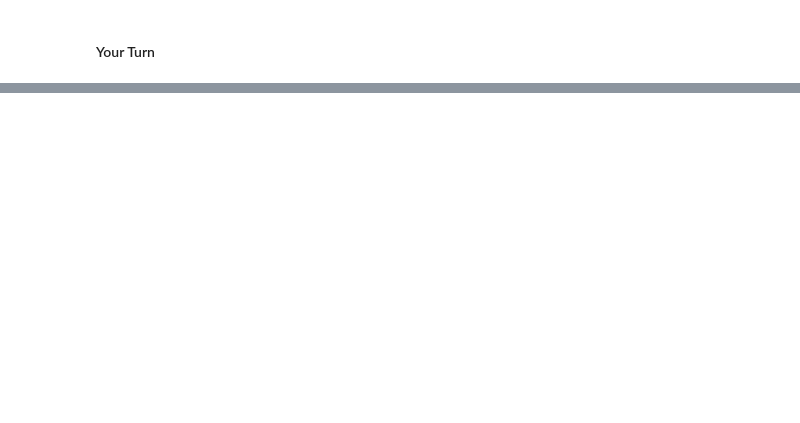
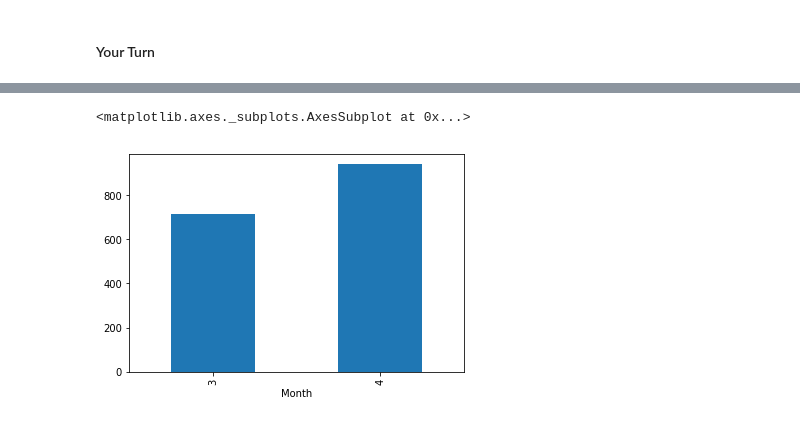
Before and after one commit to kevinclee26/nebula_ds, a Jupyter notebook: class_d5/aggregate_functions.ipynb, the cells around one changed output, grey strips where cells are left out. Saved outputs shown, nothing was run; the diff lists cells and outputs as text; code cells hidden in the pictures; blank space fills up the shorter version.

```diff
--- a/class_d5/aggregate_functions.ipynb
+++ b/class_d5/aggregate_functions.ipynb
@@ -81 +120,6 @@ The GROUPBY method allows you to arrange the rows of a query in groups. The grou
+# %%
+df.groupby('Month').mean()['Trip Duration'].plot(kind='bar')
+# %% [output]
+<matplotlib.axes._subplots.AxesSubplot at 0x...>
+[figure, added]
 # %% [markdown]
```
Also changed, not shown: parts of 22 cells of this notebook, 6 other files.
